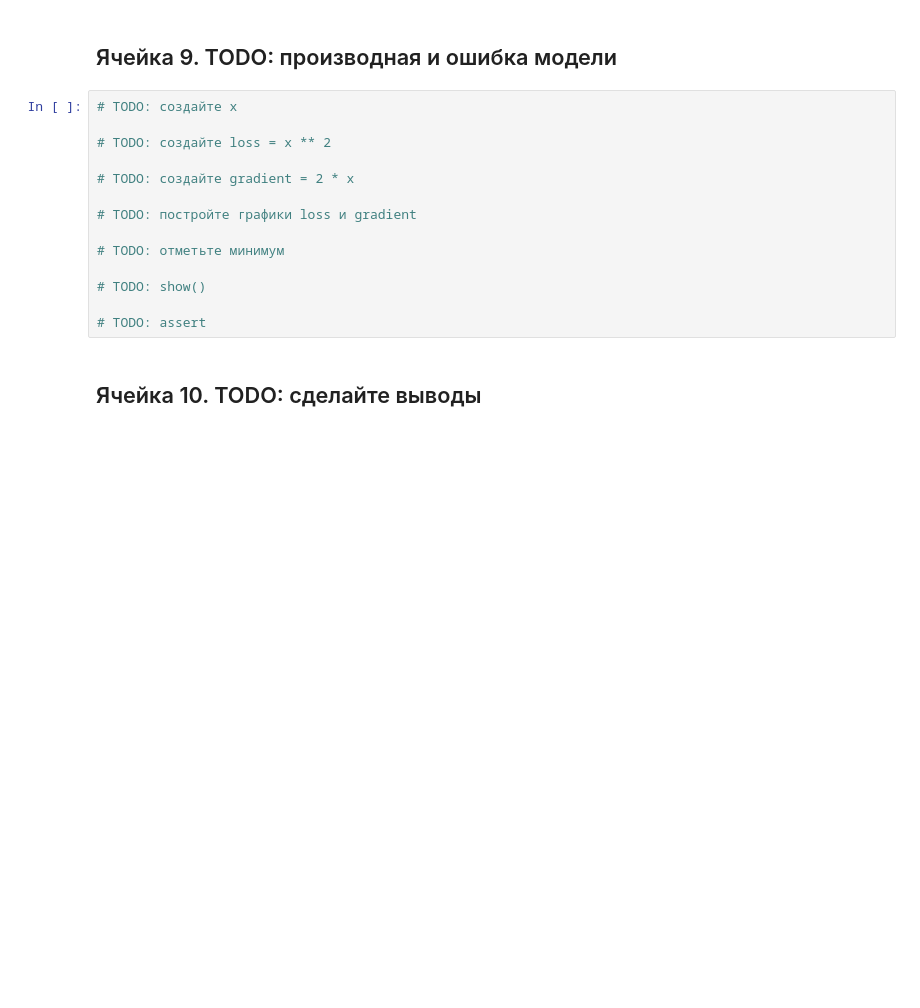
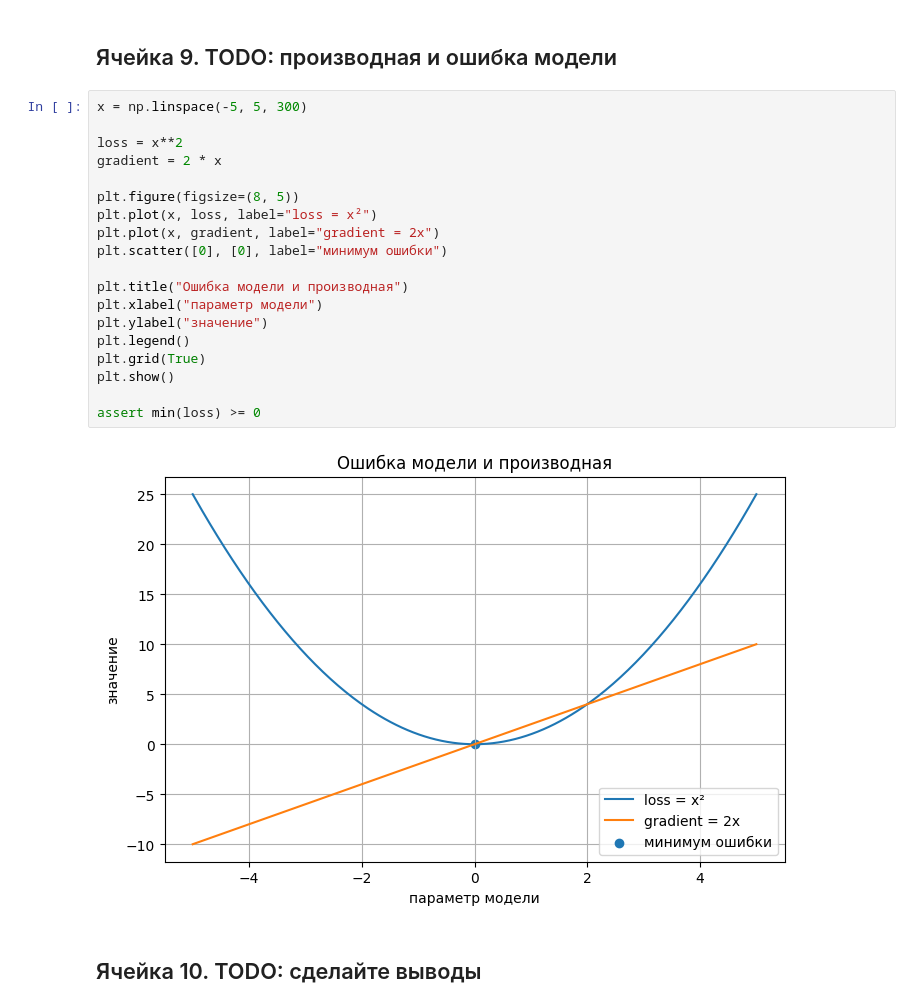
Before and after one commit to FelixTheCatW/infomath-study, a Jupyter notebook: notebooks/block3_lesson07_derivative_todo.ipynb, the cells around one changed output. Drawn from its saved outputs; the diff is of its cells as text; blank space fills up the shorter version.

```diff
--- a/notebooks/block3_lesson07_derivative_todo.ipynb
+++ b/notebooks/block3_lesson07_derivative_todo.ipynb
@@ -276,19 +299,26 @@ table
 # %% [markdown]
 ## Ячейка 9. TODO: производная и ошибка модели
 # %%
-# TODO: создайте x
+x = np.linspace(-5, 5, 300)
 
-# TODO: создайте loss = x ** 2
+loss = x**2
+gradient = 2 * x
 
-# TODO: создайте gradient = 2 * x
+plt.figure(figsize=(8, 5))
+plt.plot(x, loss, label="loss = x²")
+plt.plot(x, gradient, label="gradient = 2x")
+plt.scatter([0], [0], label="минимум ошибки")
 
-# TODO: постройте графики loss и gradient
+plt.title("Ошибка модели и производная")
+plt.xlabel("параметр модели")
+plt.ylabel("значение")
+plt.legend()
+plt.grid(True)
+plt.show()
 
-# TODO: отметьте минимум
-
-# TODO: show()
-
-# TODO: assert
+assert min(loss) >= 0
+# %% [output]
+[figure, added]
 # %% [markdown]
 ## Ячейка 10. TODO: сделайте выводы
 # %%
```
Also changed, not shown: parts of 8 cells of this notebook.
